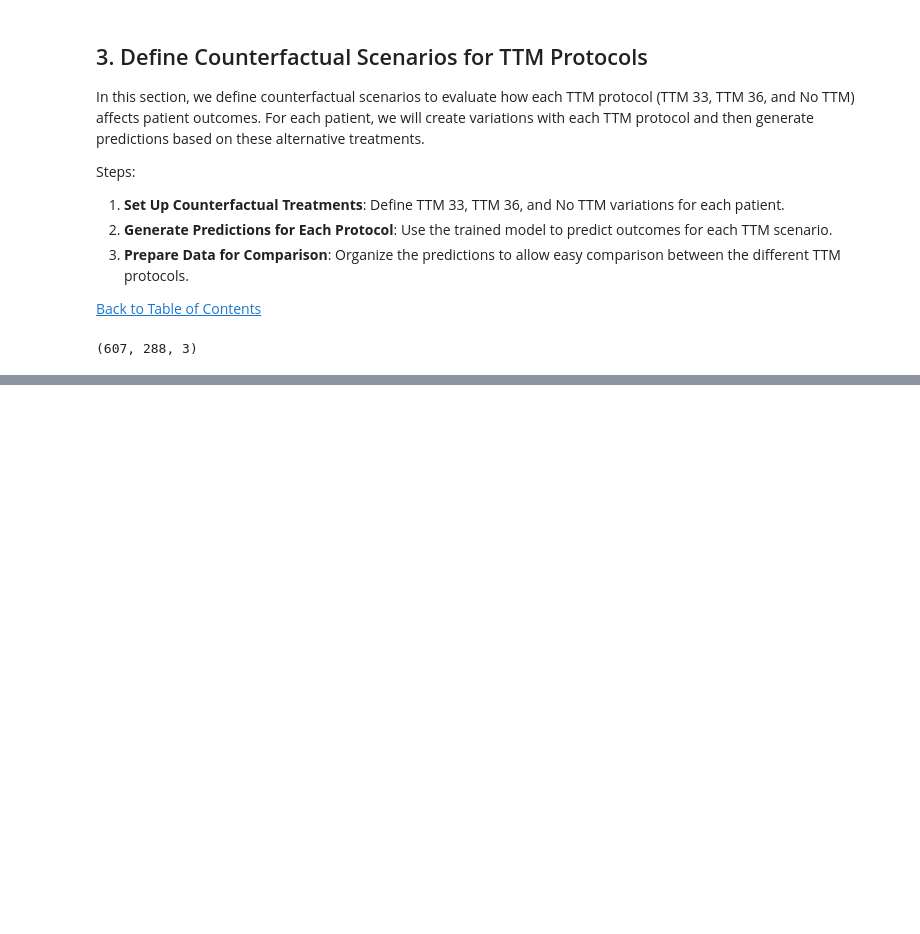
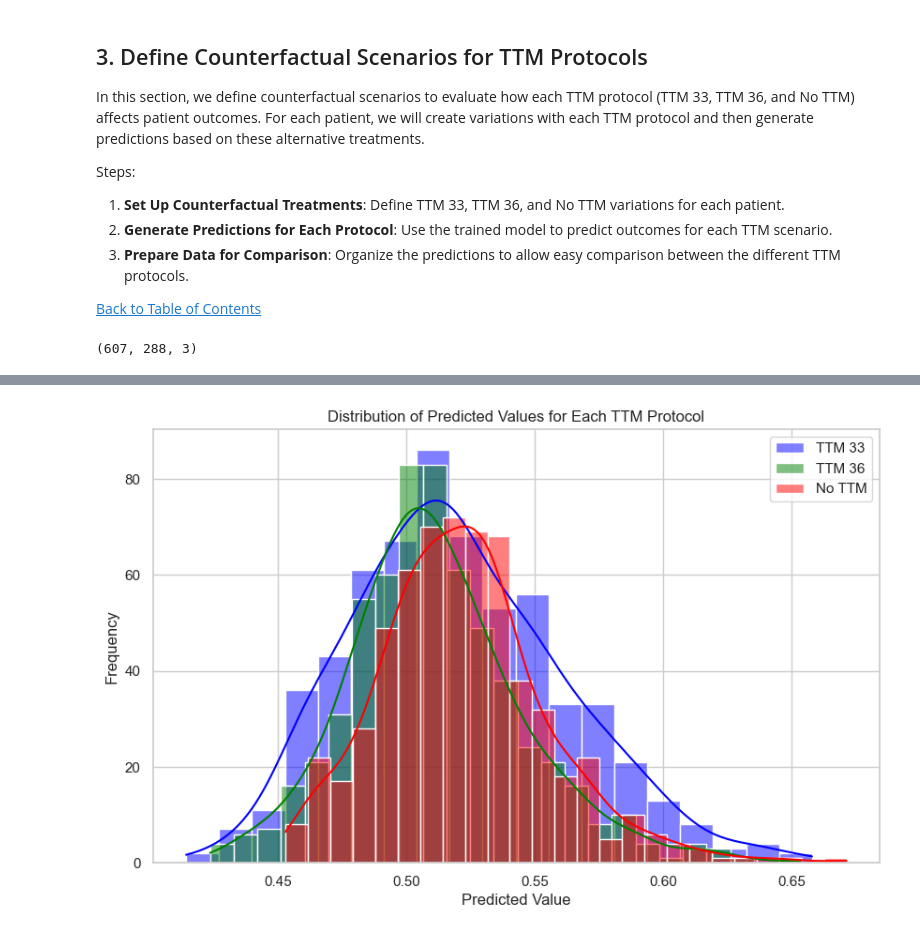
Before and after one commit to KentFre/Resus_TTM, a Jupyter notebook: 06_Counterfactual_Analysis.ipynb, the cells around one changed output, grey strips where cells are left out. Saved outputs shown, nothing was run; the diff lists cells and outputs as text; code cells hidden in the pictures; blank space fills up the shorter version.

```diff
--- a/06_Counterfactual_Analysis.ipynb
+++ b/06_Counterfactual_Analysis.ipynb
@@ -122,6 +121,12 @@ Steps:
 
 [Back to Table of Contents](#table-of-contents)
 # %%
+tabular_cols = [
+    'age', 'sex_Female', 'sex_Male', 'ohca_True', 'ohca_Unknown',
+    'ttm_33.0', 'ttm_36.0', 'ttm_No TTM', 'shockable_rhythm_False',
+    'shockable_rhythm_True', 'shockable_rhythm_Unknown', 'rosc'
+]
+
 # Identify time-series columns for the selected features
 selected_time_series_cols = [col for col in combined_data.columns if
                              any(feature in col for feature in ["Mean_HR", "HRV_SDNN", "LF_HF_Ratio"])]
@@ -137,9 +142,6 @@ X_time_series.shape
 # %% [output]
 (607, 288, 3)
 # %%
-# Load the neural network model from the specified path
-from tensorflow.keras.models import load_model
-
 # Load the model from models/neural_network.keras
 best_model = load_model('models/neural_network.keras')
 
@@ -163,11 +165,11 @@ def generate_predictions_for_ttm(ttm_value, combined_data, model):
         data_copy['ttm_No TTM'] = 1
 
     # Extract tabular and time-series data with proper shape
-    X_tabular = data_copy[tabular_cols].values.astype('float32')
-    X_time_series = data_copy[selected_time_series_cols].values.astype('float32').reshape(len(data_copy), 288, 3)
+    tabular_input = data_copy[tabular_cols].values.astype('float32')
+    time_series_input = data_copy[selected_time_series_cols].values.astype('float32').reshape(len(data_copy), 288, 3)
 
     # Generate predictions
-    predictions = model.predict([X_tabular, X_time_series])
+    predictions = model.predict([tabular_input, time_series_input])
     return predictions
 
 # Function to determine the original TTM protocol based on the columns
@@ -319,0 +421,19 @@ Original protocol: 36, Original value: 0.5112594366073608, No TTM is 0.525069653
+# %%
+# Set up the figure
+plt.figure(figsize=(10, 6))
+
+# Plot the distribution for each protocol's predictions
+sns.histplot(ttm_predictions_df['Pred_TTM_33'], color="blue", label="TTM 33", kde=True)
+sns.histplot(ttm_predictions_df['Pred_TTM_36'], color="green", label="TTM 36", kde=True)
+sns.histplot(ttm_predictions_df['Pred_No_TTM'], color="red", label="No TTM", kde=True)
+
+# Add title and labels
+plt.title("Distribution of Predicted Values for Each TTM Protocol")
+plt.xlabel("Predicted Value")
+plt.ylabel("Frequency")
+plt.legend()
+
+# Show plot
+plt.show()
+# %% [output]
+[figure, added]
```
Also changed, not shown: parts of 18 cells of this notebook.
